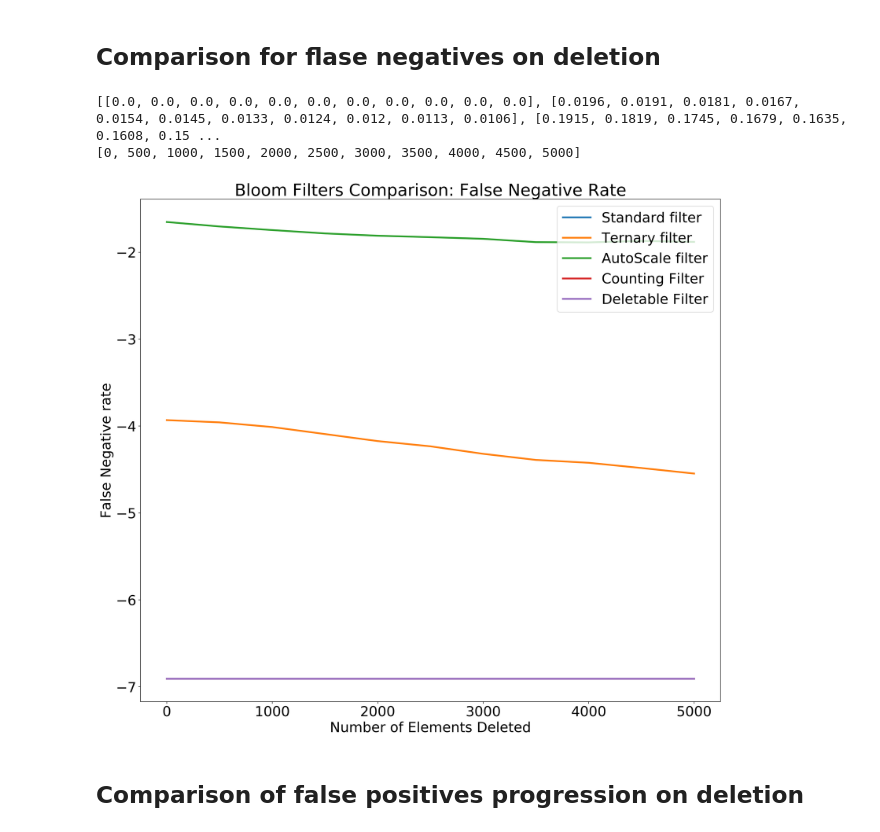
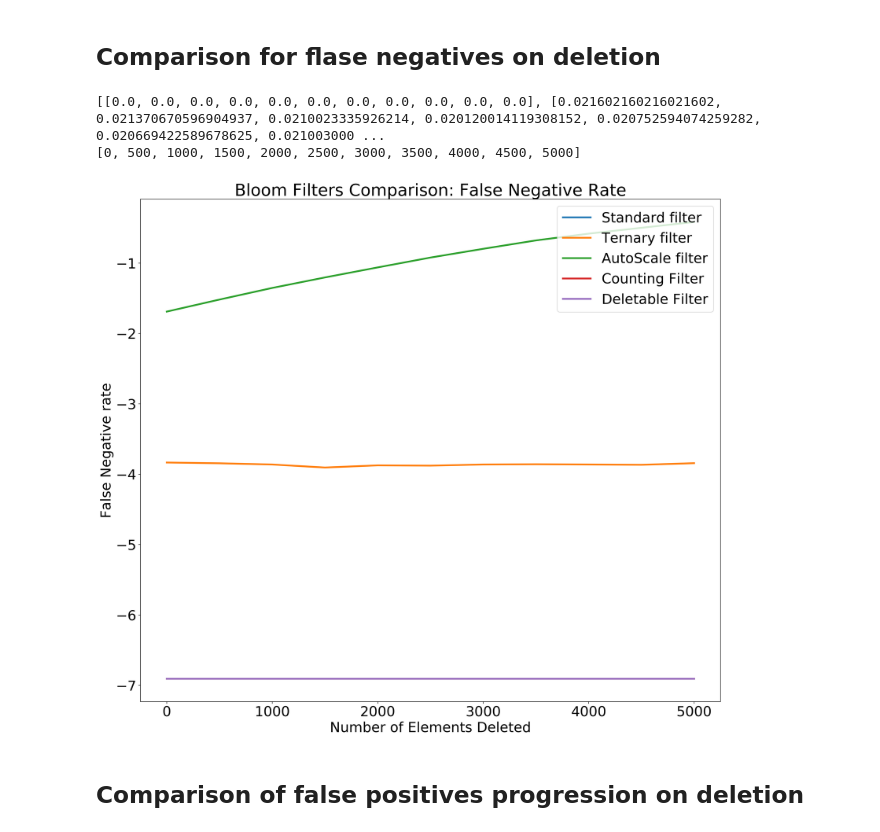
Before and after one commit to mmaher22/BloomFilters-Benchmarking, a Jupyter notebook: Experiment/Analysis.ipynb, the cells around one changed output. Saved outputs shown, nothing was run; the diff lists cells and outputs as text; code cells hidden in the pictures.

Commit message:
Graph corrected

```diff
--- a/Experiment/Analysis.ipynb
+++ b/Experiment/Analysis.ipynb
@@ -370,7 +370,7 @@ class autoFilter:
                     x = ((strVal * a + b)%p)%self.M
                     if self.countTable[x] > 0:
                         self.countTable[x]-=1
-                        if(self.countTable[x]<self.theta):
+                        if(self.countTable[x]<=self.theta):
                             self.bloomTable[x]=0
 # %% [markdown]
 ### Check by  inserting and query on filter
@@ -695,6 +695,9 @@ plt.show()
 # %% [markdown]
 ## Comparison for flase negatives on deletion
 # %%
+codes=[]
+for i in range(0,10000):
+    codes.append(genCode())
 # Generation of filters
 m=100000
 filter_list=[[],[],[],[],[]]
@@ -722,36 +725,36 @@ for i,code in enumerate(codes):
             fn=0
             for c in remaining:
                 qr=fil.queryFilter(c)
                 if(ind!=1):
                     if(qr):
                         fn+=1
                 else:
                     if(qr!=1):
                         fn+=1
-            filter_list[ind].append(float(fn)/float(len(codes)))
+            filter_list[ind].append(float(fn)/float(len(remaining)))
         I.append(i)
     if(i==5000):
         break
 print(filter_list)
 print(I)
 for i in [0,3,4]:
     filter_list[i]=np.array(filter_list[i])+0.001
 plt.rcParams.update({'font.size': 24})
 fig=plt.figure(figsize=(18, 16),dpi= 300, facecolor='w', edgecolor='k')
 plt.plot(I,np.log(filter_list[0]),label='Standard filter',linewidth=3)
 plt.plot(I,np.log(filter_list[1]),label='Ternary filter',linewidth=3)
 plt.plot(I,np.log(filter_list[2]),label='AutoScale filter',linewidth=3)
 plt.plot(I,np.log(filter_list[3]),label='Counting Filter',linewidth=3)
 plt.plot(I,np.log(filter_list[4]),label='Deletable Filter',linewidth=3)
 plt.legend()
 plt.title('Bloom Filters Comparison: False Negative Rate')
 plt.xlabel('Number of Elements Deleted')
 plt.ylabel('False Negative rate')
 plt.show()
 # %% [output]
-[[0.0, 0.0, 0.0, 0.0, 0.0, 0.0, 0.0, 0.0, 0.0, 0.0, 0.0], [0.0196, 0.0191, 0.0181, 0.0167, 0.0154, 0.0145, 0.0133, 0.0124, 0.012, 0.0113, 0.0106], [0.1915, 0.1819, 0.1745, 0.1679, 0.1635, 0.1608, 0.15 ...
+[[0.0, 0.0, 0.0, 0.0, 0.0, 0.0, 0.0, 0.0, 0.0, 0.0, 0.0], [0.021602160216021602, 0.021370670596904937, 0.0210023335926214, 0.020120014119308152, 0.020752594074259282, 0.020669422589678625, 0.021003000 ...
 [0, 500, 1000, 1500, 2000, 2500, 3000, 3500, 4000, 4500, 5000]
-[figure, old version]
+[figure, new version]
 # %% [markdown]
 ## Comparison of false positives progression on deletion
 # %%
```
